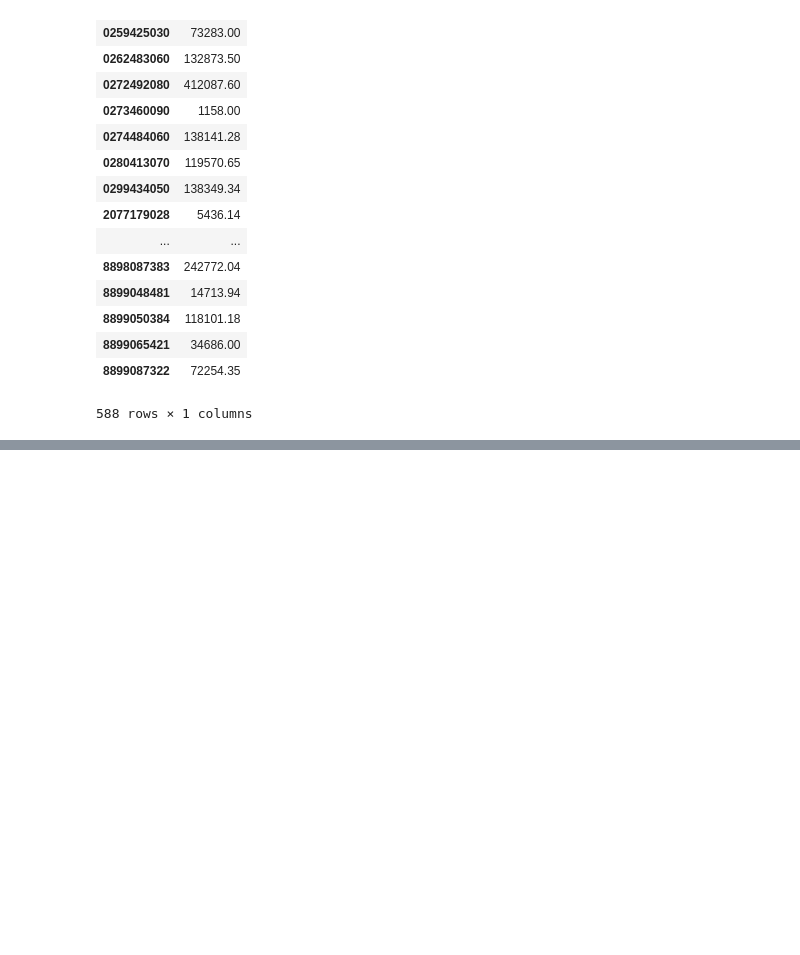
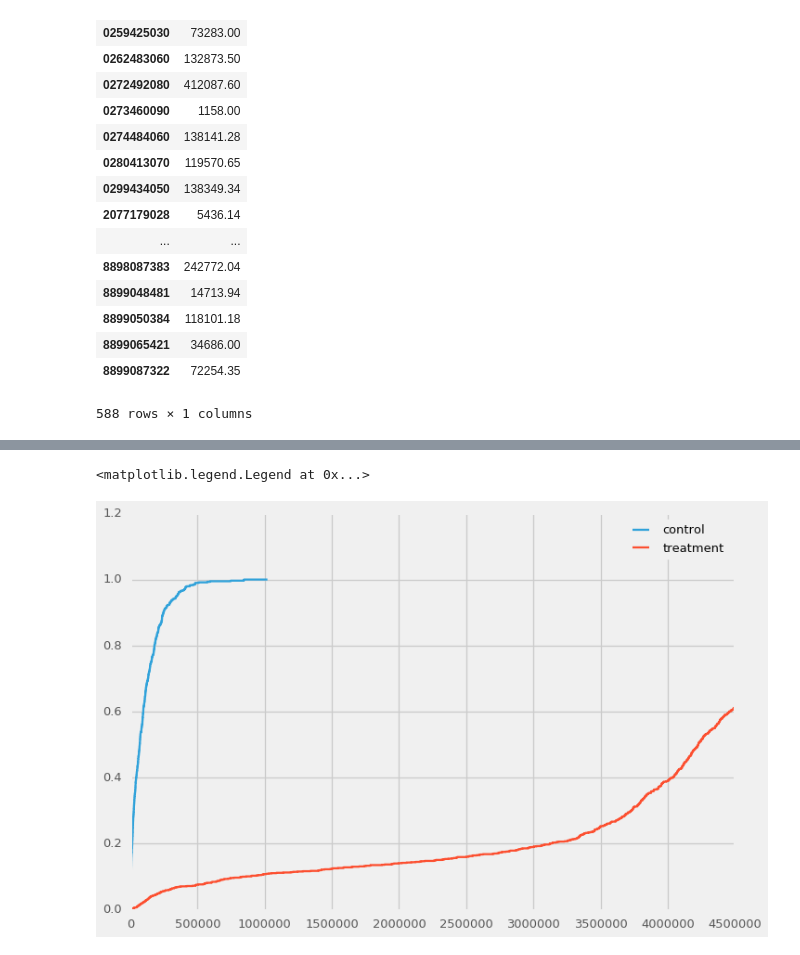
Before and after one commit to doolingdavid/IBA, a Jupyter notebook: costofcare_outsat_load.ipynb, the cells around one changed output, grey strips where cells are left out. Saved outputs shown, nothing was run; the diff lists cells and outputs as text; code cells hidden in the pictures; blank space fills up the shorter version.

```diff
--- a/costofcare_outsat_load.ipynb
+++ b/costofcare_outsat_load.ipynb
@@ -906,0 +948,8 @@ wokontrol
+# %%
+ax = wokontrol.tot_chrg.value_counts(normalize=True).sort_index().cumsum().plot(drawstyle='steps',label='control')
+wotreatment.tot_chrg.value_counts(normalize=True).sort_index().cumsum().plot(drawstyle='steps',ax=ax,label='treatment')
+plt.xlim(0,4500000)
+plt.legend()
+# %% [output]
+<matplotlib.legend.Legend at 0x...>
+[figure, added]
```
Also changed, not shown: parts of 7 cells of this notebook.
